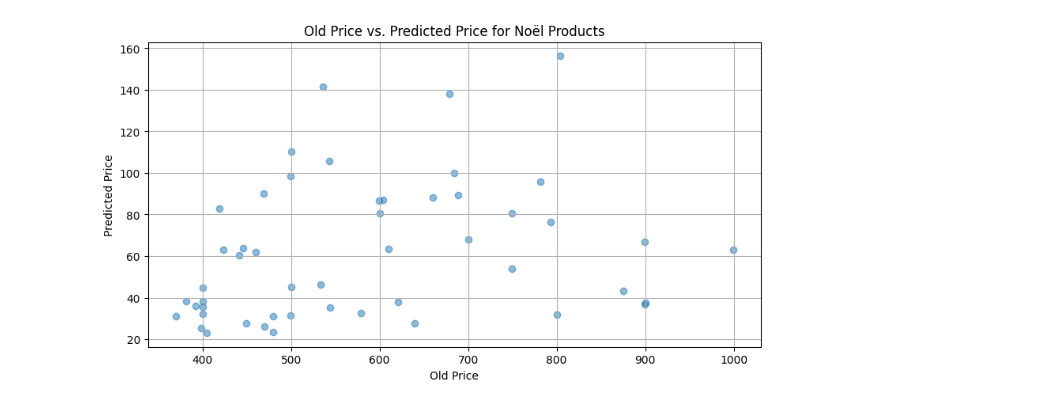
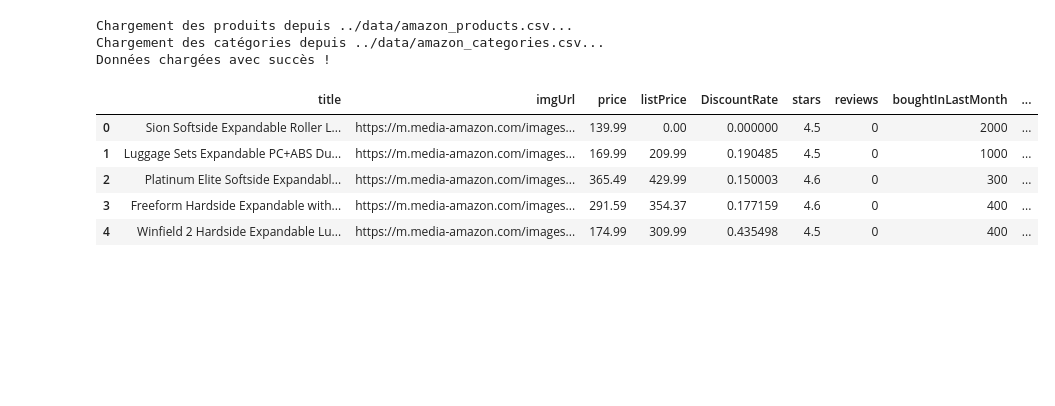
Before and after one commit to azlafi-salah-eddine/EventRecommendationSystem-DeepLearning, a Jupyter notebook: flask-api/models/noel_event_model.ipynb, the cells around one changed output. Saved outputs shown, nothing was run; the diff lists cells and outputs as text; code cells hidden in the pictures; blank space fills up the shorter version.

```diff
--- a/flask-api/models/noel_event_model.ipynb
+++ b/flask-api/models/noel_event_model.ipynb
@@ -129,10 +16,51 @@ plt.show()
-# %%
-plt.figure(figsize=(10, 5))
-plt.scatter(result_df['Old Price'], result_df['Predicted Price'], alpha=0.5)
-plt.title('Old Price vs. Predicted Price for Noël Products')
-plt.xlabel('Old Price')
-plt.ylabel('Predicted Price')
-plt.grid(True)
-plt.show()
-# %% [output]
-[figure, removed]
+# %%
+# Chemin des fichiers de données
+products_path = '../data/amazon_products.csv'
+categories_path = '../data/amazon_categories.csv'
+
+# Charger les données (On prend un échantillon si trop volumineux)
+try:
+    print(f"Chargement des produits depuis {products_path}...")
+    products = pd.read_csv(products_path)
+    print(f"Chargement des catégories depuis {categories_path}...")
+    categories = pd.read_csv(categories_path)
+    print("Données chargées avec succès !")
+except FileNotFoundError as e:
+    print(f"Erreur de chemin: {e}")
+    products = pd.read_csv('flask-api/data/amazon_products.csv')
+    categories = pd.read_csv('flask-api/data/amazon_categories.csv')
+    print("Données de secours chargées !")
+# %% [output]
+Chargement des produits depuis ../data/amazon_products.csv...
+Chargement des catégories depuis ../data/amazon_categories.csv...
+Données chargées avec succès !
+# %%
+# ==================================
+# 1. PRÉTRAITEMENT SPÉCIFIQUE (NOËL)
+# ==================================
+# Croisement avec les catégories
+merged_data = pd.merge(products, categories, left_on='category_id', right_on='id', how='inner')
+
+merged_data['DiscountRate'] = ((merged_data['listPrice'] - merged_data['price']) / merged_data['listPrice']).fillna(0)
+merged_data.loc[merged_data['DiscountRate'] < 0, 'DiscountRate'] = 0
+merged_data['boughtInLastMonth'] = pd.to_numeric(merged_data['boughtInLastMonth'], errors='coerce').fillna(0)
+
+# Pour Noël (Noël = Cadeaux = Jouets, Électronique, Beauté, Bijoux, etc.)
+cadeaux_keywords = ['Toy', 'Game', 'Electronic', 'Beauty', 'Jewelry', 'Gift', 'Home', 'Fashion']
+merged_data['is_gift_category'] = merged_data['category_name'].apply(
+    lambda x: 1 if any(kw.lower() in str(x).lower() for kw in cadeaux_keywords) else 0.5
+)
+
+# Liste des colonnes
+cols = ['title', 'imgUrl', 'price', 'listPrice', 'DiscountRate', 'stars', 'reviews', 'boughtInLastMonth', 'category_name', 'is_gift_category']
+df = merged_data[cols].copy()
+df.dropna(inplace=True)
+
+df.head()
+# %% [output]
+|  | title | imgUrl | price | listPrice | DiscountRate | stars | reviews | boughtInLastMonth | ... |
+| 0 | Sion Softside Expandable Roller L... | https://m.media-amazon.com/images... | 139.99 | 0.00 | 0.000000 | 4.5 | 0 | 2000 | ... |
+| 1 | Luggage Sets Expandable PC+ABS Du... | https://m.media-amazon.com/images... | 169.99 | 209.99 | 0.190485 | 4.5 | 0 | 1000 | ... |
+| 2 | Platinum Elite Softside Expandabl... | https://m.media-amazon.com/images... | 365.49 | 429.99 | 0.150003 | 4.6 | 0 | 300 | ... |
+| 3 | Freeform Hardside Expandable with... | https://m.media-amazon.com/images... | 291.59 | 354.37 | 0.177159 | 4.6 | 0 | 400 | ... |
+| 4 | Winfield 2 Hardside Expandable Lu... | https://m.media-amazon.com/images... | 174.99 | 309.99 | 0.435498 | 4.5 | 0 | 400 | ... |
```
Also changed, not shown: parts of 15 cells of this notebook, 8 other files.
